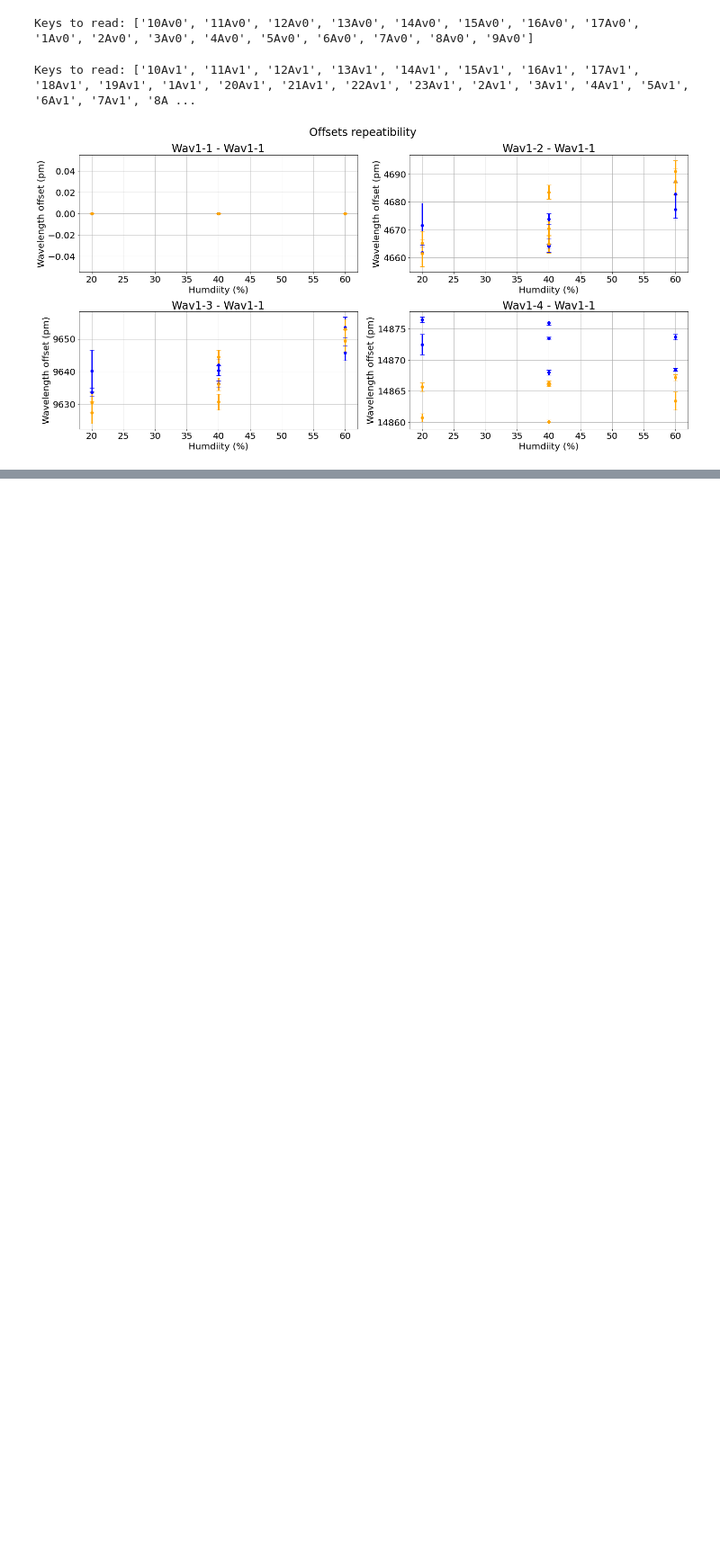
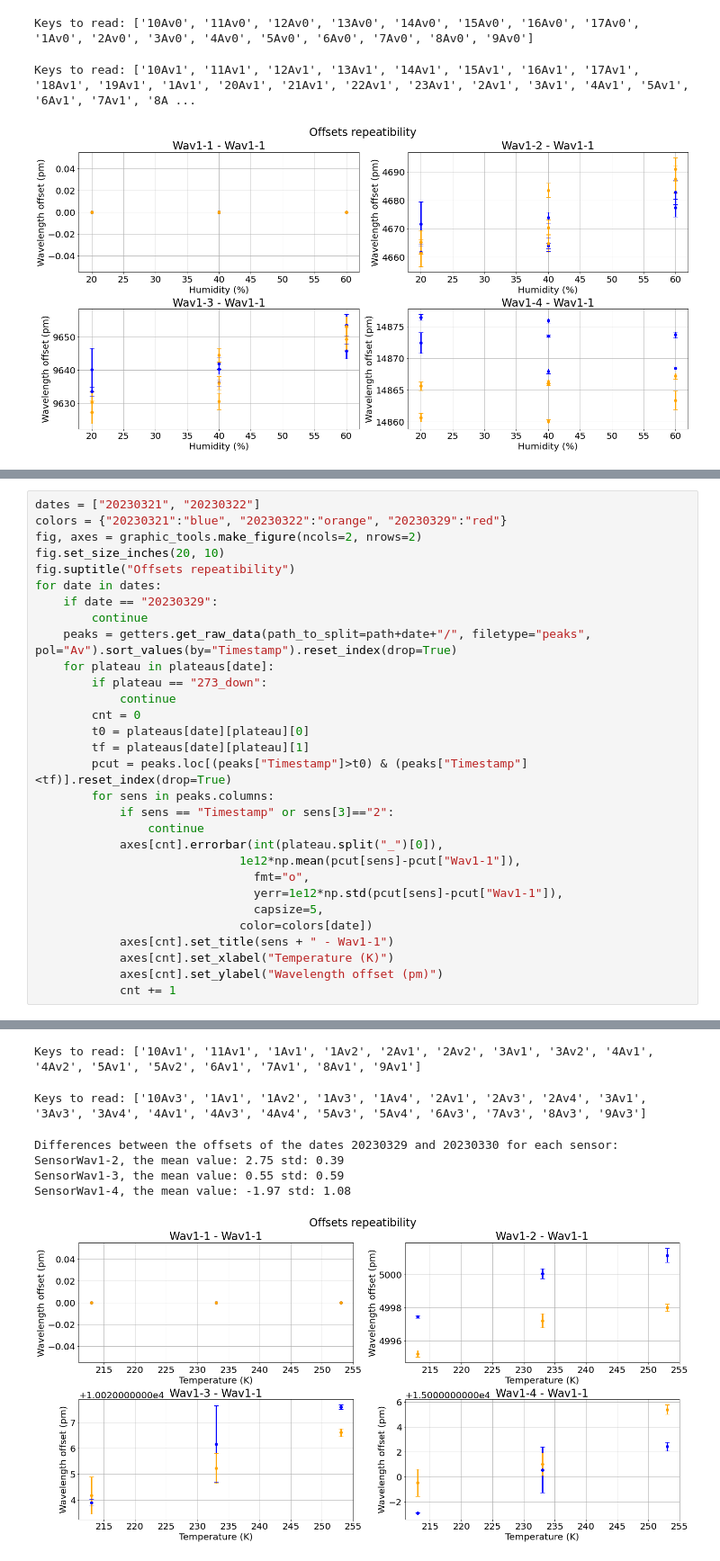
Before and after one commit to jcapo96/FBG_TMS, a Jupyter notebook: ana/march_runs/results.ipynb, the cells around one changed output, grey strips where cells are left out. Shown at 90% size. Drawn from its saved outputs; the diff is of its cells as text; blank space fills up the shorter version.

```diff
--- a/ana/march_runs/results.ipynb
+++ b/ana/march_runs/results.ipynb
@@ -110,0 +73,31 @@ Keys to read: ['10Av1', '11Av1', '12Av1', '13Av1', '14Av1', '15Av1', '16Av1', '1
+# %%
+dates = ["20230321", "20230322"]
+colors = {"20230321":"blue", "20230322":"orange", "20230329":"red"}
+fig, axes = graphic_tools.make_figure(ncols=2, nrows=2)
+fig.set_size_inches(20, 10)
+fig.suptitle("Offsets repeatibility")
+for date in dates:
+    if date == "20230329":
+        continue
+    peaks = getters.get_raw_data(path_to_split=path+date+"/", filetype="peaks", pol="Av").sort_values(by="Timestamp").reset_index(drop=True)
+    for plateau in plateaus[date]:
+        if plateau == "273_down":
+            continue
+        cnt = 0
+        t0 = plateaus[date][plateau][0]
+        tf = plateaus[date][plateau][1]
+        pcut = peaks.loc[(peaks["Timestamp"]>t0) & (peaks["Timestamp"]<tf)].reset_index(drop=True)
+        for sens in peaks.columns:
+            if sens == "Timestamp" or sens[3]=="2":
+                continue
+            axes[cnt].errorbar(int(plateau.split("_")[0]),
+                             1e12*np.mean(pcut[sens]-pcut["Wav1-1"]),
+                               fmt="o",
+                               yerr=1e12*np.std(pcut[sens]-pcut["Wav1-1"]),
+                               capsize=5,
+                             color=colors[date])
+            axes[cnt].set_title(sens + " - Wav1-1")
+            axes[cnt].set_xlabel("Temperature (K)")
+            axes[cnt].set_ylabel("Wavelength offset (pm)")
+            cnt += 1
+# %% [output]
@@ -110,0 +106,7 @@ Keys to read: ['10Av1', '11Av1', '12Av1', '13Av1', '14Av1', '15Av1', '16Av1', '1
+Keys to read: ['10Av1', '11Av1', '1Av1', '1Av2', '2Av1', '2Av2', '3Av1', '3Av2', '4Av1', '4Av2', '5Av1', '5Av2', '6Av1', '7Av1', '8Av1', '9Av1']
+Keys to read: ['10Av3', '1Av1', '1Av2', '1Av3', '1Av4', '2Av1', '2Av3', '2Av4', '3Av1', '3Av3', '3Av4', '4Av1', '4Av3', '4Av4', '5Av3', '5Av4', '6Av3', '7Av3', '8Av3', '9Av3']
+Differences between the offsets of the dates 20230329 and 20230330 for each sensor:
+SensorWav1-2, the mean value: 2.75 std: 0.39
+SensorWav1-3, the mean value: 0.55 std: 0.59
+SensorWav1-4, the mean value: -1.97 std: 1.08
+[figure, added]
```
Also changed, not shown: parts of 16 cells of this notebook, 3 other files.
